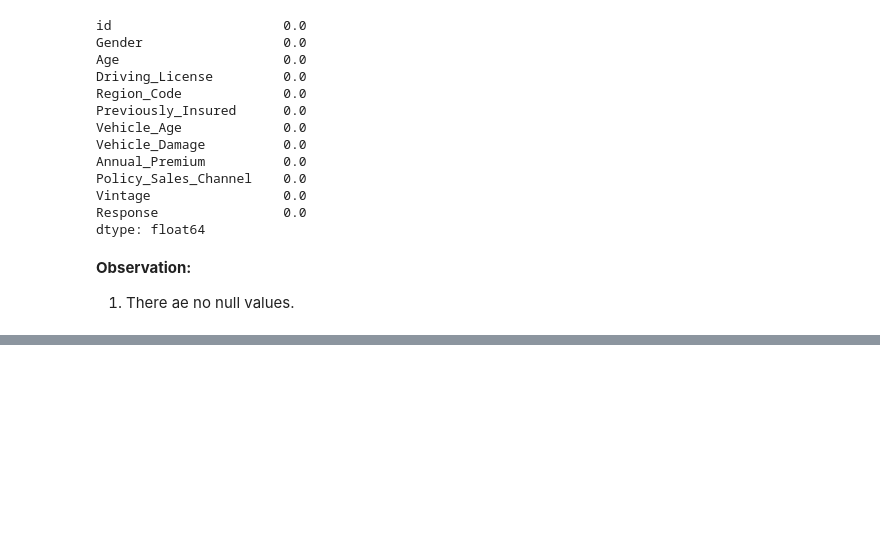
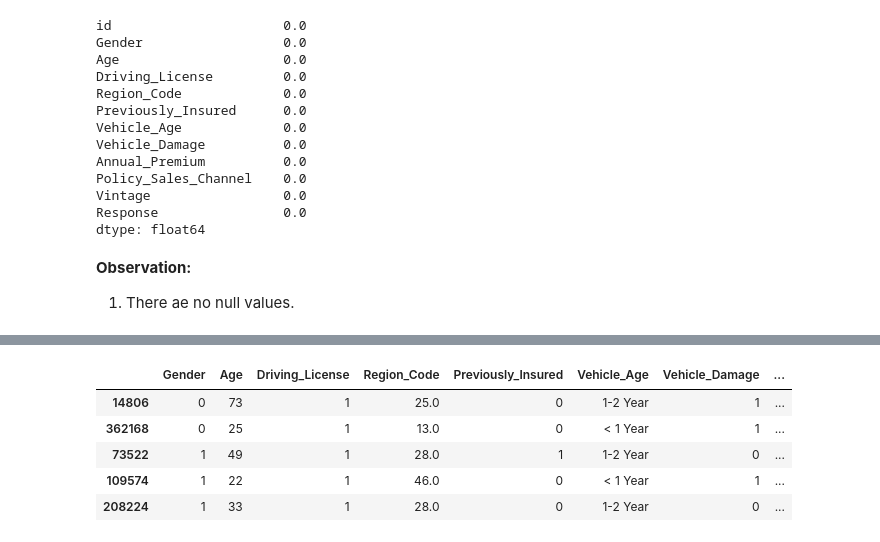
Before and after one commit to anupstar100/Health-Insurance-Cross-Sell-Prediction, a Jupyter notebook: SML_Capstone_Project_HEALTH_INSURANCE_CROSS_SELL_PREDICTION.ipynb, the cells around one changed output, grey strips where cells are left out. Saved outputs shown, nothing was run; the diff lists cells and outputs as text; code cells hidden in the pictures; blank space fills up the shorter version.

```diff
--- a/SML_Capstone_Project_HEALTH_INSURANCE_CROSS_SELL_PREDICTION.ipynb
+++ b/SML_Capstone_Project_HEALTH_INSURANCE_CROSS_SELL_PREDICTION.ipynb
@@ -240,0 +272,11 @@ plt.figure(figsize = (20, 10))
+# %%
+# ENCODING Vehicle_Damage
+df['Vehicle_Damage'] = df['Vehicle_Damage'].map({'Yes' : 1, 'No' : 0})
+df.sample(5)
+# %% [output]
+|  | Gender | Age | Driving_License | Region_Code | Previously_Insured | Vehicle_Age | Vehicle_Damage | ... |
+| 14806 | 0 | 73 | 1 | 25.0 | 0 | 1-2 Year | 1 | ... |
+| 362168 | 0 | 25 | 1 | 13.0 | 0 | < 1 Year | 1 | ... |
+| 73522 | 1 | 49 | 1 | 28.0 | 1 | 1-2 Year | 0 | ... |
+| 109574 | 1 | 22 | 1 | 46.0 | 0 | < 1 Year | 1 | ... |
+| 208224 | 1 | 33 | 1 | 28.0 | 0 | 1-2 Year | 0 | ... |
```
Also changed, not shown: parts of 15 cells of this notebook.
